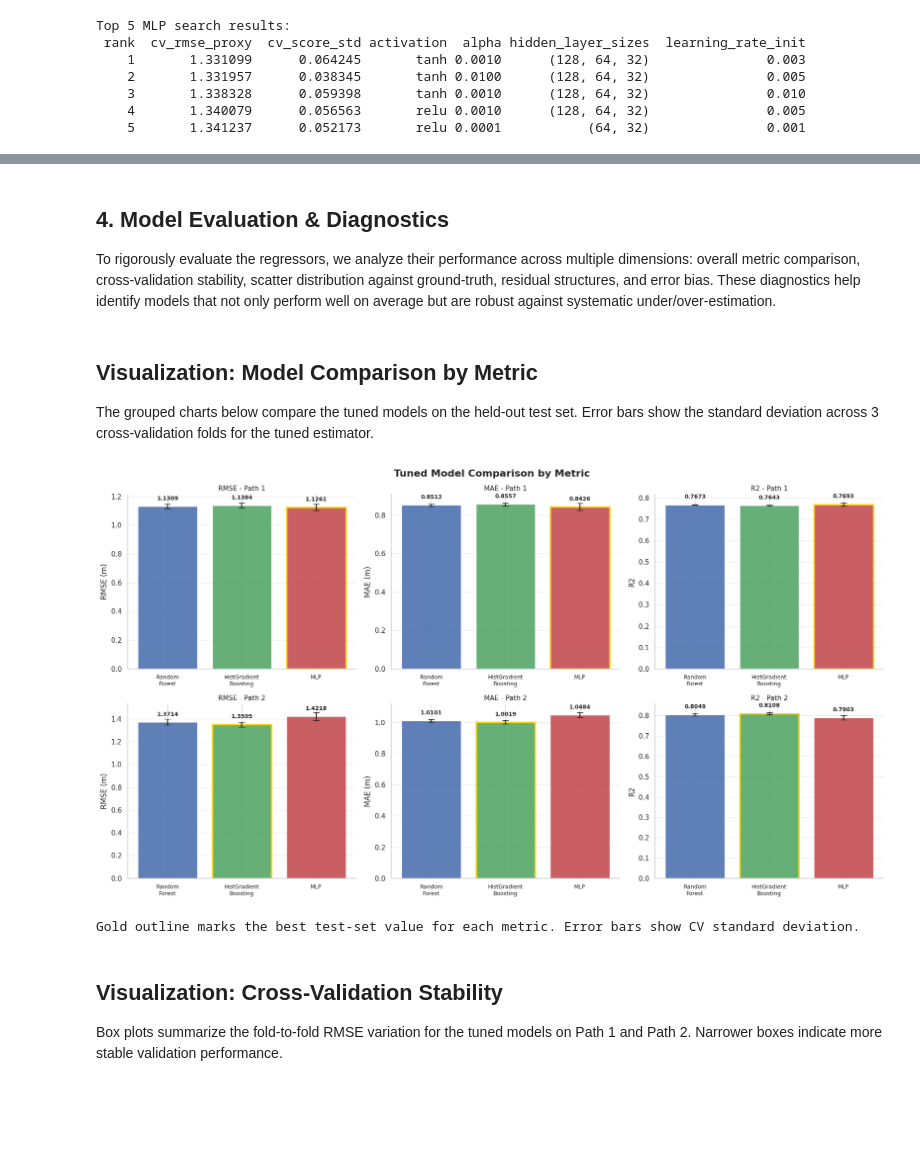
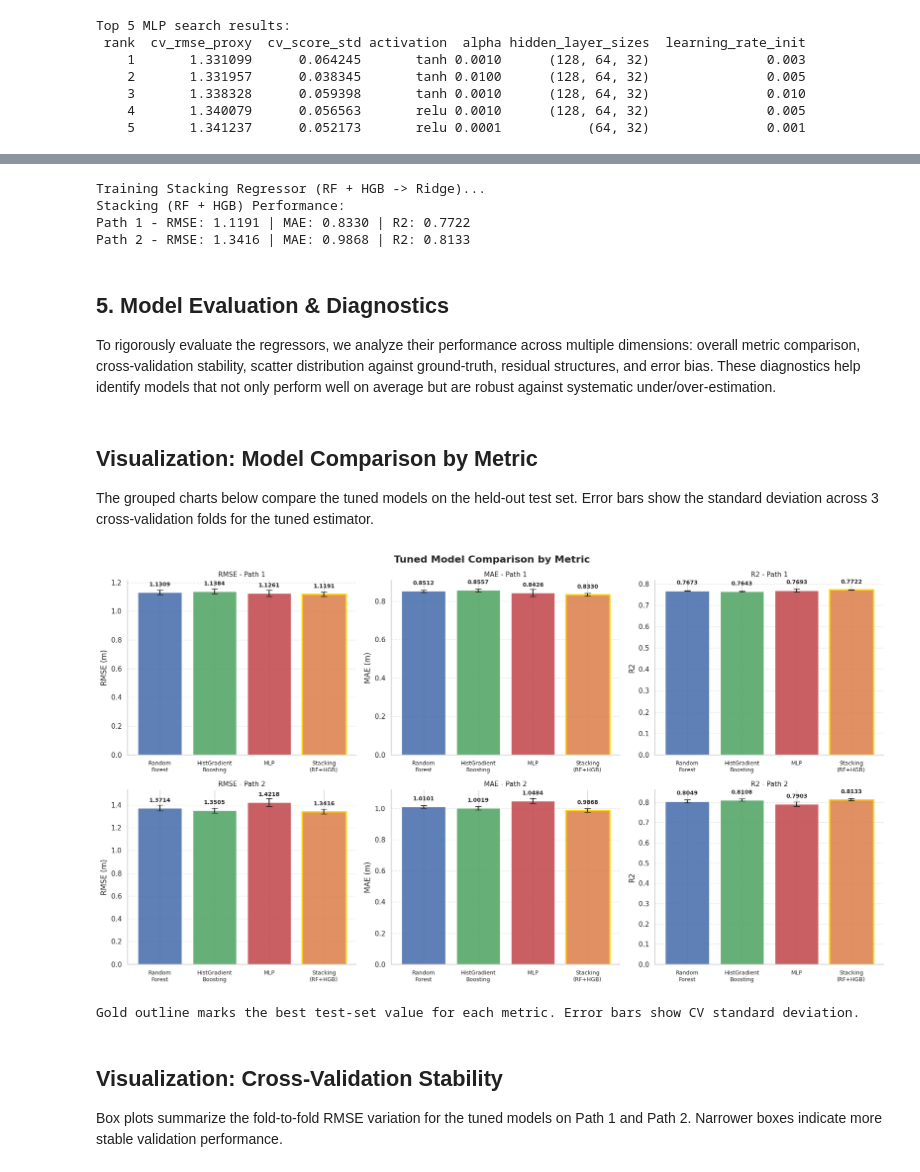
Before and after one commit to wymenlim/CSC3105, a Jupyter notebook: code/regression.ipynb, the cells around one changed output, grey strips where cells are left out. Drawn from its saved outputs; the diff is of its cells as text; code cells hidden in the pictures; blank space fills up the shorter version.

```diff
--- a/code/regression.ipynb
+++ b/code/regression.ipynb
@@ -332,5 +336,49 @@ Top 5 MLP search results:
+# %%
+from sklearn.linear_model import Ridge
+from sklearn.ensemble import StackingRegressor
+# Build base estimators using best hyperparameters from the tuned searches
+rf_best_params = {k.replace('estimator__', ''): v for k, v in rf_search.best_params_.items()}
+hgb_best_params = {k.replace('estimator__', ''): v for k, v in hgb_search.best_params_.items()}
+
+stack_base_estimators = [
+    ('rf', RandomForestRegressor(**rf_best_params, random_state=42, n_jobs=-1)),
+    ('hgb', HistGradientBoostingRegressor(**hgb_best_params, random_state=42)),
+]
+
+stack = MultiOutputRegressor(
+    StackingRegressor(
+        estimators=stack_base_estimators,
+        final_estimator=Ridge(),
+        cv=3,
+        n_jobs=-1,
+        passthrough=False,
+    )
+)
+
+print('Training Stacking Regressor (RF + HGB -> Ridge)...')
+stack.fit(X_train, y_train)
+
+stack_preds = stack.predict(X_test)
+stack_metrics = compute_metrics(y_test, stack_preds)
+model_metrics['Stacking'] = stack_metrics
+predictions['Stacking'] = stack_preds
+cv_fold_results['Stacking'] = evaluate_cv_folds(stack, X_train, y_train)
+
+stack_rmse1 = stack_metrics['path_1_rmse']
+stack_mae1 = stack_metrics['path_1_mae']
+stack_r21 = stack_metrics['path_1_r2']
+stack_rmse2 = stack_metrics['path_2_rmse']
+stack_mae2 = stack_metrics['path_2_mae']
+stack_r22 = stack_metrics['path_2_r2']
+
+print_metrics('Stacking (RF + HGB)', stack_metrics)
+# %% [output]
+Training Stacking Regressor (RF + HGB -> Ridge)...
+Stacking (RF + HGB) Performance:
+Path 1 - RMSE: 1.1191 | MAE: 0.8330 | R2: 0.7722
+Path 2 - RMSE: 1.3416 | MAE: 0.9868 | R2: 0.8133
 # %% [markdown]
-## 4. Model Evaluation & Diagnostics
+## 5. Model Evaluation & Diagnostics
 
 To rigorously evaluate the regressors, we analyze their performance across multiple dimensions: overall metric comparison, cross-validation stability, scatter distribution against ground-truth, residual structures, and error bias. These diagnostics help identify models that not only perform well on average but are robust against systematic under/over-estimation.
 # %% [markdown]
@@ -338,12 +386,13 @@ To rigorously evaluate the regressors, we analyze their performance across multi
 
 The grouped charts below compare the tuned models on the held-out test set. Error bars show the standard deviation across 3 cross-validation folds for the tuned estimator.
 # %%
-model_order = ['Random Forest', 'HistGradientBoosting', 'MLP']
-display_names = ['Random\nForest', 'HistGradient\nBoosting', 'MLP']
+model_order = ['Random Forest', 'HistGradientBoosting', 'MLP', 'Stacking']
+display_names = ['Random\nForest', 'HistGradient\nBoosting', 'MLP', 'Stacking\n(RF+HGB)']
 color_map = {
     'Random Forest': '#4C72B0',
     'HistGradientBoosting': '#55A868',
     'MLP': '#C44E52',
+    'Stacking': '#DD8452',
 }
 metric_config = {
     'RMSE': {'suffix': 'rmse', 'ylabel': 'RMSE (m)', 'lower_is_better': True},
@@ -365,34 +414,34 @@ for col_idx, (metric_name, config) in enumerate(metric_config.items()):
         bars = ax.bar(x, values, color=colors, yerr=errors, capsize=5, alpha=0.9, edgecolor='white')
 
         best_idx = int(np.argmin(values) if config['lower_is_better'] else np.argmax(values))
         bars[best_idx].set_edgecolor('gold')
         bars[best_idx].set_linewidth(2.5)
 
         value_pad = max(abs(v) for v in values) * 0.03 if max(abs(v) for v in values) > 0 else 0.02
         for bar, value in zip(bars, values):
             ax.text(
                 bar.get_x() + bar.get_width() / 2,
                 bar.get_height() + value_pad,
                 f'{value:.4f}',
                 ha='center',
                 va='bottom',
                 fontsize=9,
                 fontweight='bold',
             )
 
         ax.set_title(f'{metric_name} - Path {path_num}', fontsize=11)
         ax.set_ylabel(config['ylabel'])
         ax.set_xticks(x)
         ax.set_xticklabels(display_names, fontsize=9)
         ax.grid(axis='y', linestyle='--', alpha=0.5)
         ax.spines['top'].set_visible(False)
         ax.spines['right'].set_visible(False)
 
 plt.tight_layout()
 plt.show()
 print('Gold outline marks the best test-set value for each metric. Error bars show CV standard deviation.')
 # %% [output]
-[figure, old version]
+[figure, new version]
 Gold outline marks the best test-set value for each metric. Error bars show CV standard deviation.
 # %% [markdown]
 ## Visualization: Cross-Validation Stability
```
Also changed, not shown: parts of 11 cells of this notebook, 4 other files.
